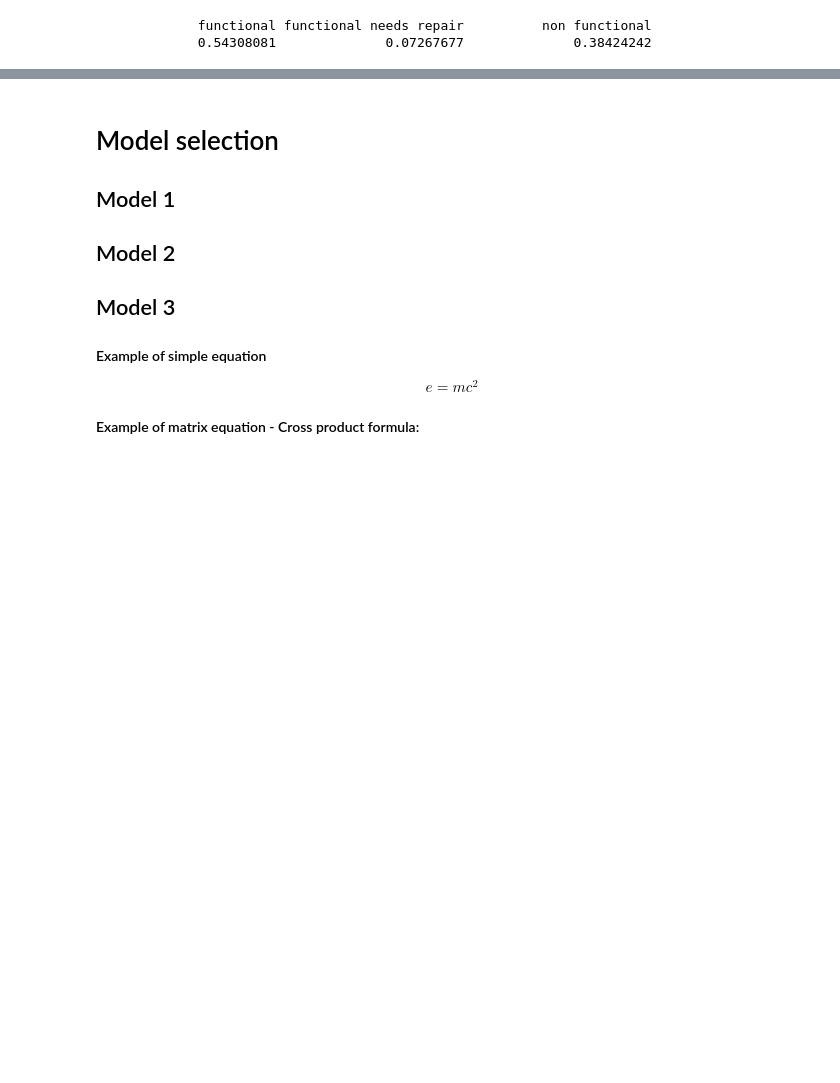
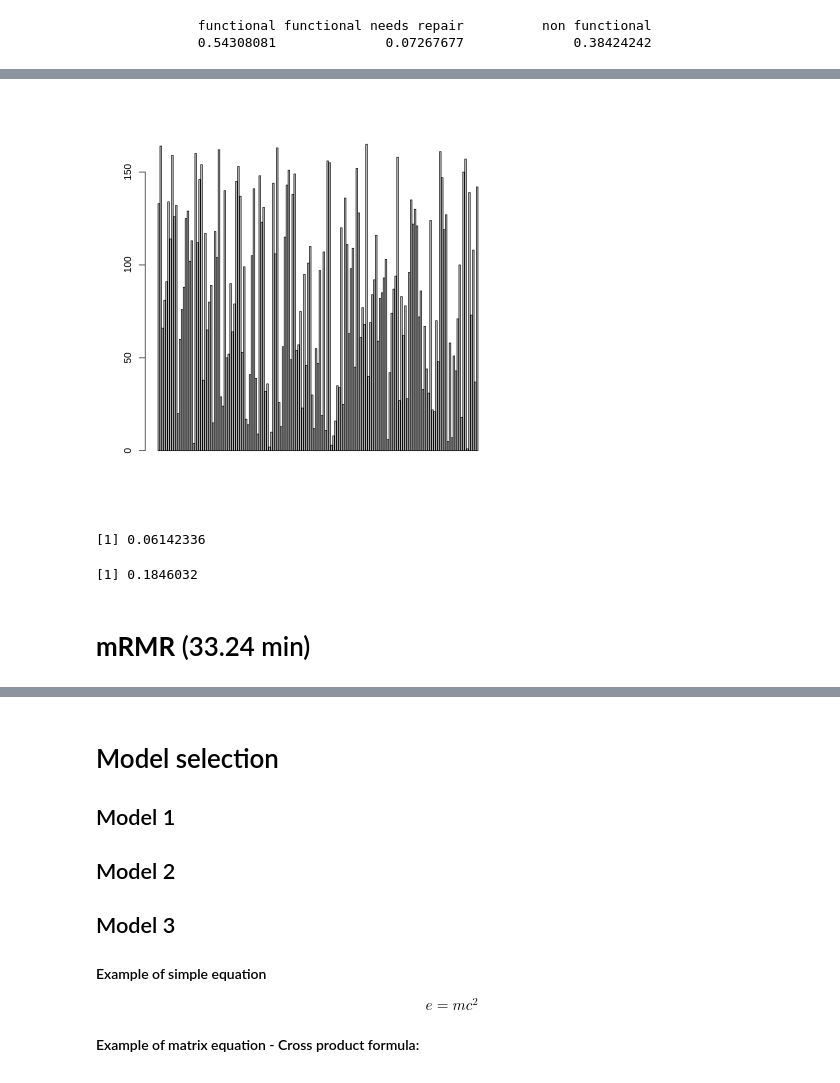
Before and after one commit to 27melba/statisticalFoundationsML, a Jupyter notebook: Project/ReportTemplate_sample1.ipynb, the cells around one changed output, grey strips where cells are left out. Cells and saved outputs as stored; diff of their text form; code cells hidden in the pictures; blank space fills up the shorter version.

Commit message:
-correlation -mRMR -Decision tree -neural network -random forest

```diff
--- a/Project/ReportTemplate_sample1.ipynb
+++ b/Project/ReportTemplate_sample1.ipynb
@@ -231,0 +483,4 @@ A tibble: 41 × 3
+# %%
+# converting status group to numeric
+status_group<-as.numeric(clean_train_label_val[,30])
+typeof(status_group)
@@ -231,0 +680,36 @@ A tibble: 41 × 3
+# %%
+# correlation single model
+CV_folds <- 10
+
+size_CV <-floor(Nr/CV_folds)
+
+CV_err<-numeric(CV_folds)
+
+for (i in 1:CV_folds) {
+  idx_ts<-(((i-1)*size_CV+1):(i*size_CV))  ### idx_ts represents the indices of the test set the i-th fold
+  X_ts<-X[idx_ts,]
+  Y_ts<-Y[idx_ts]
+
+  idx_tr<-setdiff(1:Nr,idx_ts) ### idx_tr represents  indices of the training sefor the i-th fold
+  X_tr<-X[idx_tr,]
+  Y_tr<-Y[idx_tr]
+
+  DS<-as.data.frame(cbind(X_tr,status_group=Y_tr))
+
+  options(warn=-1)
+  # Model fit (using lm function)
+  lm_single_model<- lm(status_group~., DS)
+
+  # Model prediction
+  Y_hat_ts<- predict(lm_single_model,X_ts)
+  # Y_hat_ts<- predict(model,as.data.frame(X_ts))
+
+  # Cross validation error = Mean Squared Error
+  CV_err[i]<-mean((Y_hat_ts-Y_ts)^2)
+}
+
+
+print(paste("CV error=",round(mean(CV_err),digits=4), " ; std dev=",round(sd(CV_err),digits=4)))
+
+CV_err_svm_single_model <- CV_err
+options(warn = 1)
@@ -231,0 +831,12 @@ A tibble: 41 × 3
+# %%
+barplot(rank_correlation)
+# %% [output]
+[figure, added]
+# %%
+mean(cv_error)
+sd(cv_error)
+# %% [output]
+[1] 0.06142336
+[1] 0.1846032
+# %% [markdown]
+# **mRMR**  (33.24 min)
```
Also changed, not shown: parts of 185 cells of this notebook.
